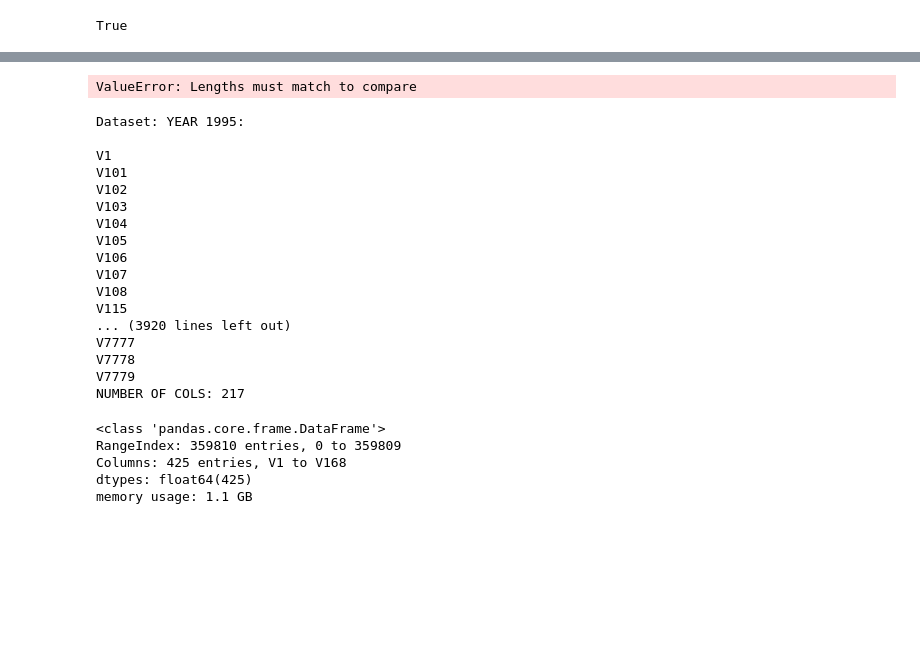
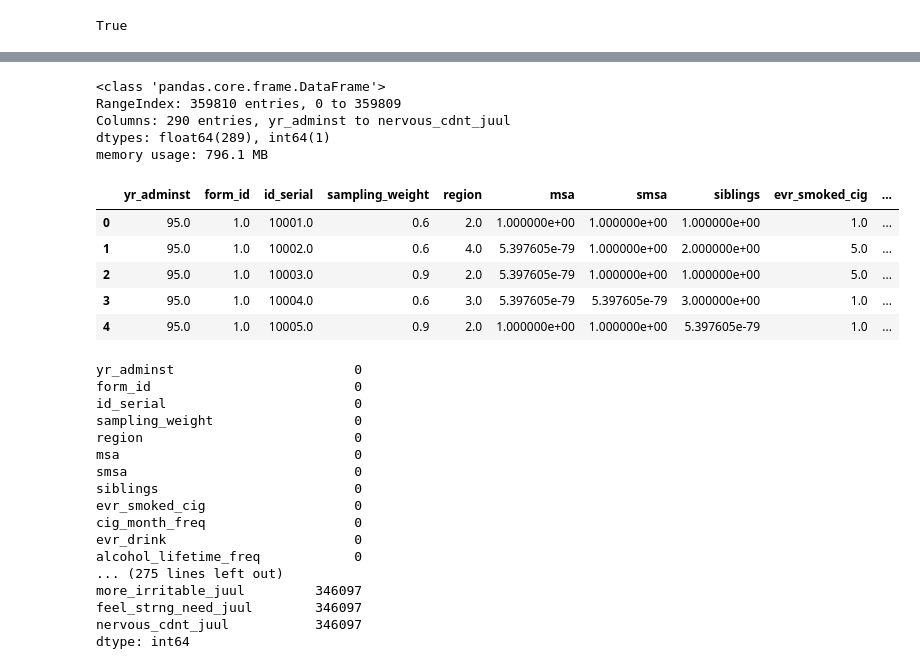
Before and after one commit to Luv2bnanook44/capstone_flatiron, a Jupyter notebook: workspace.ipynb, the cells around one changed output, grey strips where cells are left out. Drawn from its saved outputs; the diff is of its cells as text; code cells hidden in the pictures; blank space fills up the shorter version.

Commit message:
labelled all columns for interpretability and correct concatenation

```diff
--- a/workspace.ipynb
+++ b/workspace.ipynb
@@ -559,3 +1257,10 @@ Number of columns for df #2016, 175
 Number of columns for df #2017, 184
 Number of columns for df #2018, 184
 Number of columns for df #2019, 217
+# %%
+all_cols = [cols_1995, cols_1996, cols_1997, cols_1998, cols_1999,
+            cols_2000, cols_2001, cols_2002, cols_2003,
+            cols_2004, cols_2005, cols_2006, cols_2007,
+            cols_2008, cols_2009, cols_2010, cols_2011,
+            cols_2012, cols_2013, cols_2014, cols_2015, cols_2016,
+            cols_2017, cols_2018, cols_2019]
@@ -600,38 +1305,37 @@ col_dict
-# %%
-tsv_dfs[3].columns == tsv_dfs[4].columns
-# %% [output]
-ValueError: Lengths must match to compare
-# %%
-ctr = 1995
-for df in all_dfs:
-    print(f'Dataset: YEAR {ctr}:\n')
-    for col in sorted(df.columns):
-        print(col)
-    print(f'NUMBER OF COLS: {len(df.columns)}\n\n')
-    ctr += 1
-# %% [output]
-Dataset: YEAR 1995:
-
-V1
-V101
-V102
-V103
-V104
-V105
-V106
-V107
-V108
-V115
-... (3920 lines left out)
-V7777
-V7778
-V7779
-NUMBER OF COLS: 217
 # %%
-mtf.info()
+mtf_base.info()
 # %% [output]
 <class 'pandas.core.frame.DataFrame'>
 RangeIndex: 359810 entries, 0 to 359809
-Columns: 425 entries, V1 to V168
-dtypes: float64(425)
-memory usage: 1.1 GB
+Columns: 290 entries, yr_adminst to nervous_cdnt_juul
+dtypes: float64(289), int64(1)
+memory usage: 796.1 MB
+# %%
+mtf_base.head()
+# %% [output]
+|  | yr_adminst | form_id | id_serial | sampling_weight | region | msa | smsa | siblings | evr_smoked_cig | ... |
+| 0 | 95.0 | 1.0 | 10001.0 | 0.6 | 2.0 | 1.000000e+00 | 1.000000e+00 | 1.000000e+00 | 1.0 | ... |
+| 1 | 95.0 | 1.0 | 10002.0 | 0.6 | 4.0 | 5.397605e-79 | 1.000000e+00 | 2.000000e+00 | 5.0 | ... |
+| 2 | 95.0 | 1.0 | 10003.0 | 0.9 | 2.0 | 5.397605e-79 | 1.000000e+00 | 1.000000e+00 | 5.0 | ... |
+| 3 | 95.0 | 1.0 | 10004.0 | 0.6 | 3.0 | 5.397605e-79 | 5.397605e-79 | 3.000000e+00 | 1.0 | ... |
+| 4 | 95.0 | 1.0 | 10005.0 | 0.9 | 2.0 | 1.000000e+00 | 1.000000e+00 | 5.397605e-79 | 1.0 | ... |
+# %%
+mtf_base.isna().sum()
+# %% [output]
+yr_adminst                       0
+form_id                          0
+id_serial                        0
+sampling_weight                  0
+region                           0
+msa                              0
+smsa                             0
+siblings                         0
+evr_smoked_cig                   0
+cig_month_freq                   0
+evr_drink                        0
+alcohol_lifetime_freq            0
+... (275 lines left out)
+more_irritable_juul         346097
+feel_strng_need_juul        346097
+nervous_cdnt_juul           346097
+dtype: int64
```
Also changed, not shown: parts of 25 cells of this notebook, 1 other file.
